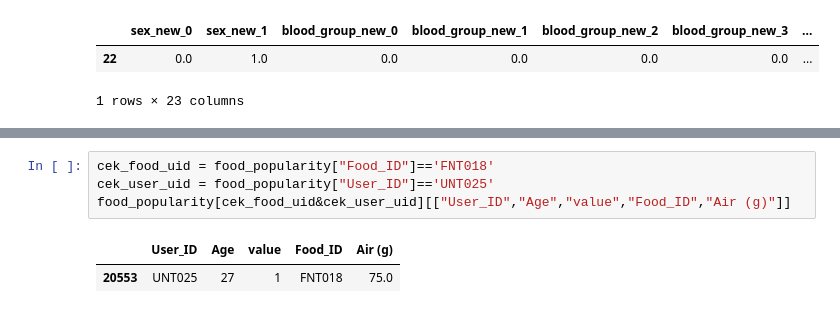
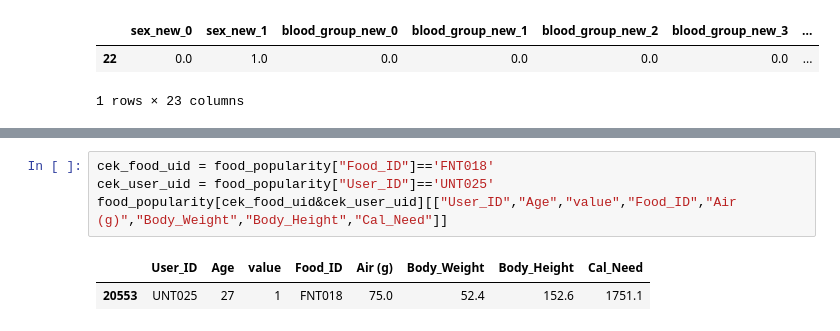
Before and after one commit to NuSa-Nutrition-Scan/Food-Recommendation, a Jupyter notebook: Recommendation System.ipynb, the cells around one changed output, grey strips where cells are left out. Drawn from its saved outputs; the diff is of its cells as text.

```diff
--- a/Recommendation System.ipynb
+++ b/Recommendation System.ipynb
@@ -1142,10 +1153,10 @@ array([[1.801869]], dtype=float32)
 # %%
 cek_food_uid = food_popularity["Food_ID"]=='FNT018'
 cek_user_uid = food_popularity["User_ID"]=='UNT025'
-food_popularity[cek_food_uid&cek_user_uid][["User_ID","Age","value","Food_ID","Air (g)"]]
+food_popularity[cek_food_uid&cek_user_uid][["User_ID","Age","value","Food_ID","Air (g)","Body_Weight","Body_Height","Cal_Need"]]
 # %% [output]
-|  | User_ID | Age | value | Food_ID | Air (g) |
-| 20553 | UNT025 | 27 | 1 | FNT018 | 75.0 |
+|  | User_ID | Age | value | Food_ID | Air (g) | Body_Weight | Body_Height | Cal_Need |
+| 20553 | UNT025 | 27 | 1 | FNT018 | 75.0 | 52.4 | 152.6 | 1751.1 |
 # %%
 def predict_food(input_dict,output_type ,top_n=3):
     USER_FEATURE_NUM = ['Age', 'Body_Weight', 'Body_Height','Cal_Need']
```
Also changed, not shown: parts of 26 cells of this notebook.
